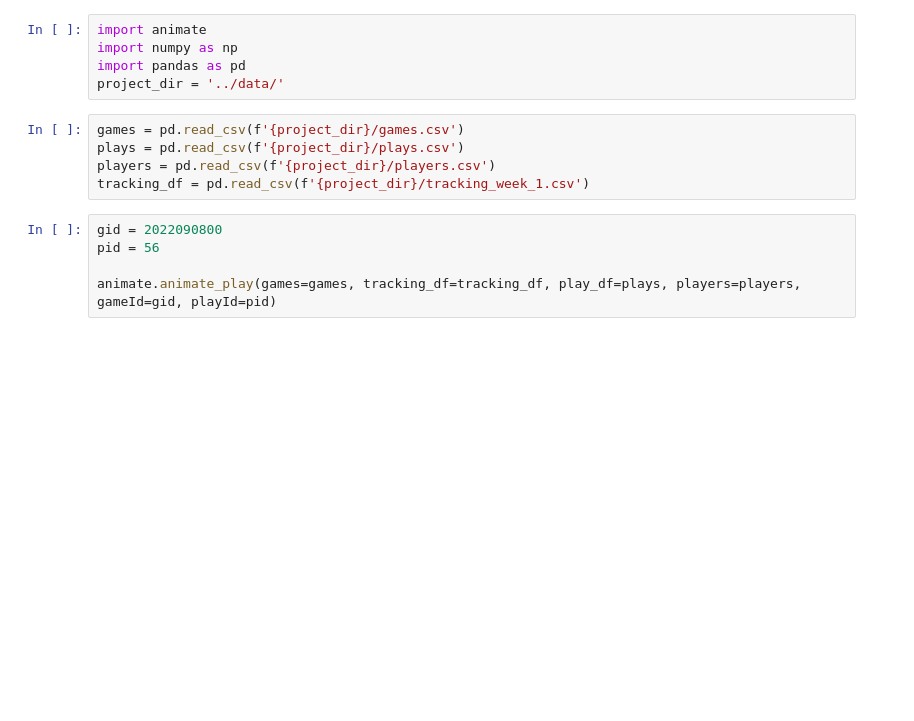
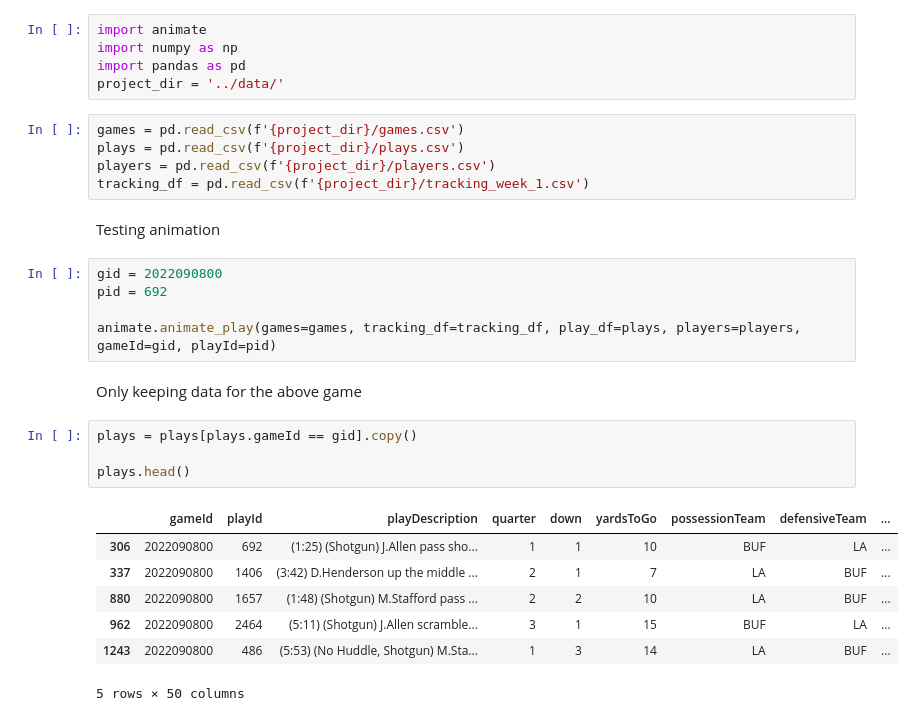
Before and after one commit to njbirk/big_data_bowl_2025, a Jupyter notebook: python/single_game.ipynb, the cells around one changed output. Drawn from its saved outputs; the diff is of its cells as text; blank space fills up the shorter version.

```diff
--- a/python/single_game.ipynb
+++ b/python/single_game.ipynb
@@ -8,8 +8,24 @@ games = pd.read_csv(f'{project_dir}/games.csv')
 plays = pd.read_csv(f'{project_dir}/plays.csv')
 players = pd.read_csv(f'{project_dir}/players.csv')
 tracking_df = pd.read_csv(f'{project_dir}/tracking_week_1.csv')
+# %% [markdown]
+Testing animation
 # %%
 gid = 2022090800
-pid = 56
+pid = 692
 
 animate.animate_play(games=games, tracking_df=tracking_df, play_df=plays, players=players, gameId=gid, playId=pid)
+# %% [markdown]
+Only keeping data for the above game
+# %%
+plays = plays[plays.gameId == gid].copy()
+
+plays.head()
+# %% [output]
+|  | gameId | playId | playDescription | quarter | down | yardsToGo | possessionTeam | defensiveTeam | ... |
+| 306 | 2022090800 | 692 | (1:25) (Shotgun) J.Allen pass sho... | 1 | 1 | 10 | BUF | LA | ... |
+| 337 | 2022090800 | 1406 | (3:42) D.Henderson up the middle ... | 2 | 1 | 7 | LA | BUF | ... |
+| 880 | 2022090800 | 1657 | (1:48) (Shotgun) M.Stafford pass ... | 2 | 2 | 10 | LA | BUF | ... |
+| 962 | 2022090800 | 2464 | (5:11) (Shotgun) J.Allen scramble... | 3 | 1 | 15 | BUF | LA | ... |
+| 1243 | 2022090800 | 486 | (5:53) (No Huddle, Shotgun) M.Sta... | 1 | 3 | 14 | LA | BUF | ... |
+5 rows × 50 columns
```
Also changed, not shown: 2 other files.
